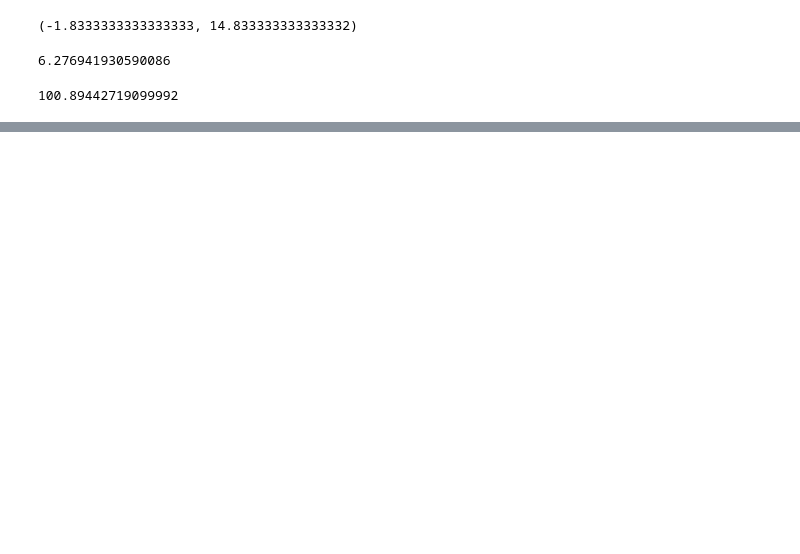
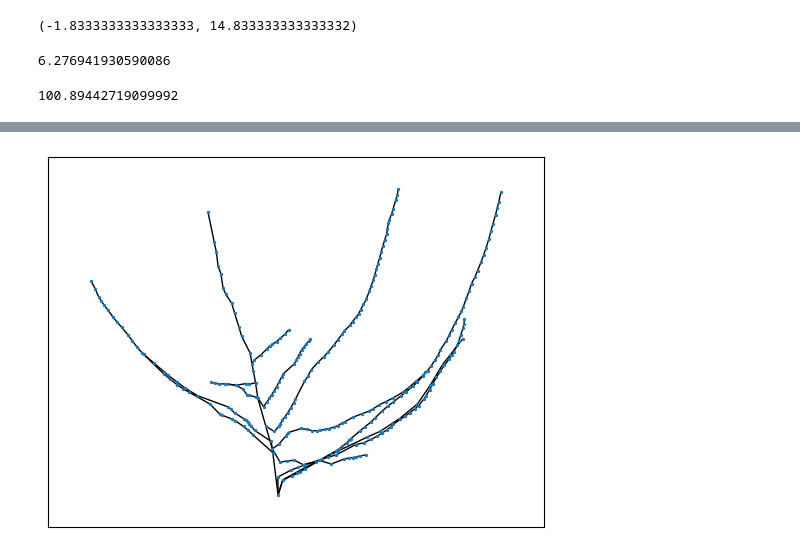
Before and after one commit to arjunc12/Plant-Architecture, a Jupyter notebook: wip_math.ipynb, the cells around one changed output, grey strips where cells are left out. Saved outputs shown, nothing was run; the diff lists cells and outputs as text; code cells hidden in the pictures; blank space fills up the shorter version.

```diff
--- a/wip_math.ipynb
+++ b/wip_math.ipynb
@@ -185,0 +310,9 @@ example_fig.show()
+# %%
+G = rar.read_arbor_full('002_1_c_day4.csv')
+coords = {}
+for coordinate in list(G.nodes):
+    coords[coordinate] = coordinate
+
+nx.draw_networkx(G, pos = coords, with_labels = False, node_size = 2)
+# %% [output]
+[figure, added]
```
Also changed, not shown: parts of 12 cells of this notebook, 1 other file.
